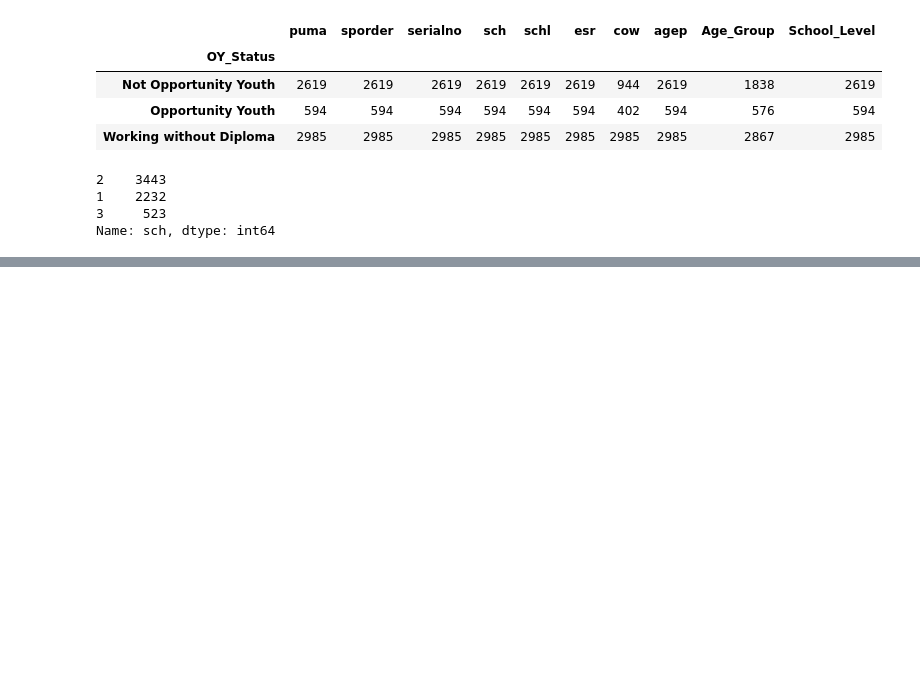
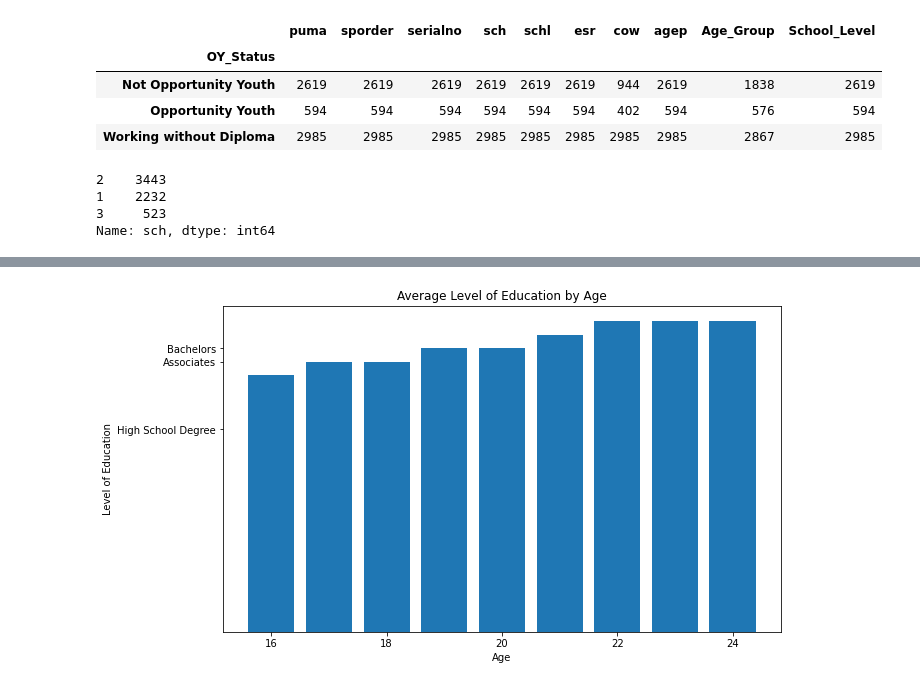
Before and after one commit to ghPRao/Opportunity-Youth, a Jupyter notebook: Will Backup.ipynb, the cells around one changed output, grey strips where cells are left out. Drawn from its saved outputs; the diff is of its cells as text; code cells hidden in the pictures; blank space fills up the shorter version.

```diff
--- a/Will Backup.ipynb
+++ b/Will Backup.ipynb
@@ -431,0 +596,11 @@ puma_df_piv
+# %%
+fig, ax = plt.subplots(figsize=(10, 6))
+ax_bar = plt.bar(puma_chart.agep, puma_chart.schl)
+plt.title('Average Level of Education by Age')
+plt.xlabel('Age')
+plt.ylabel('Level of Education')
+plt.yticks([15, 20, 21], ['High School Degree', 'Associates', 'Bachelors'])
+plt.savefig('project_one_bar.png', dpi=300, bbox_inches='tight')
+plt.show()
+# %% [output]
+[figure, added]
```
Also changed, not shown: parts of 52 cells of this notebook, 2 other files.
